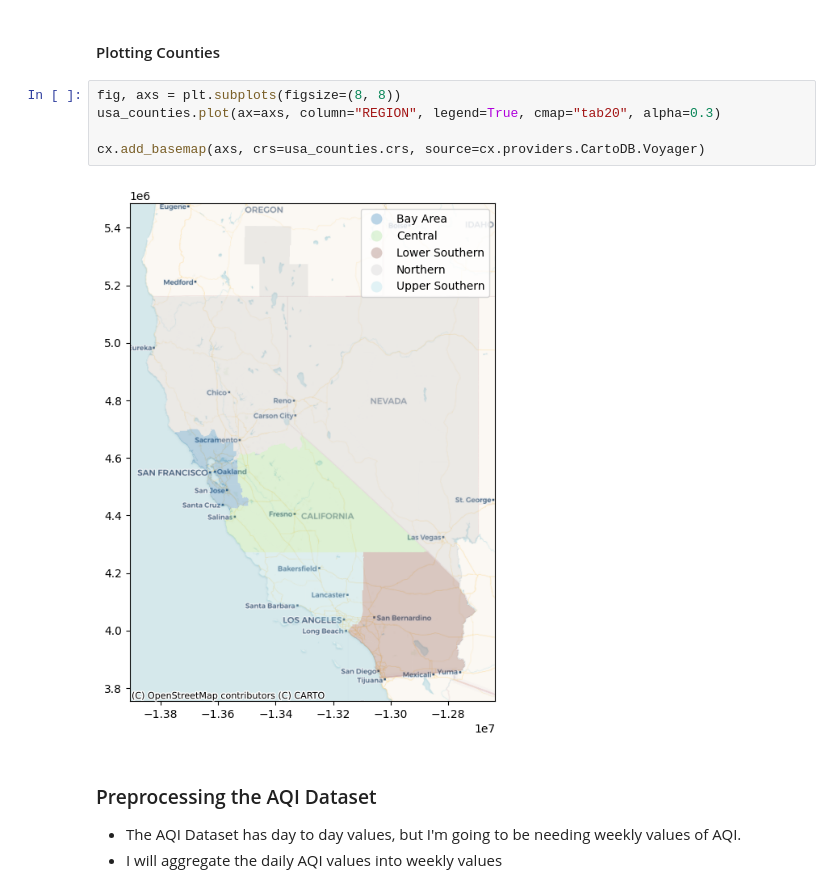
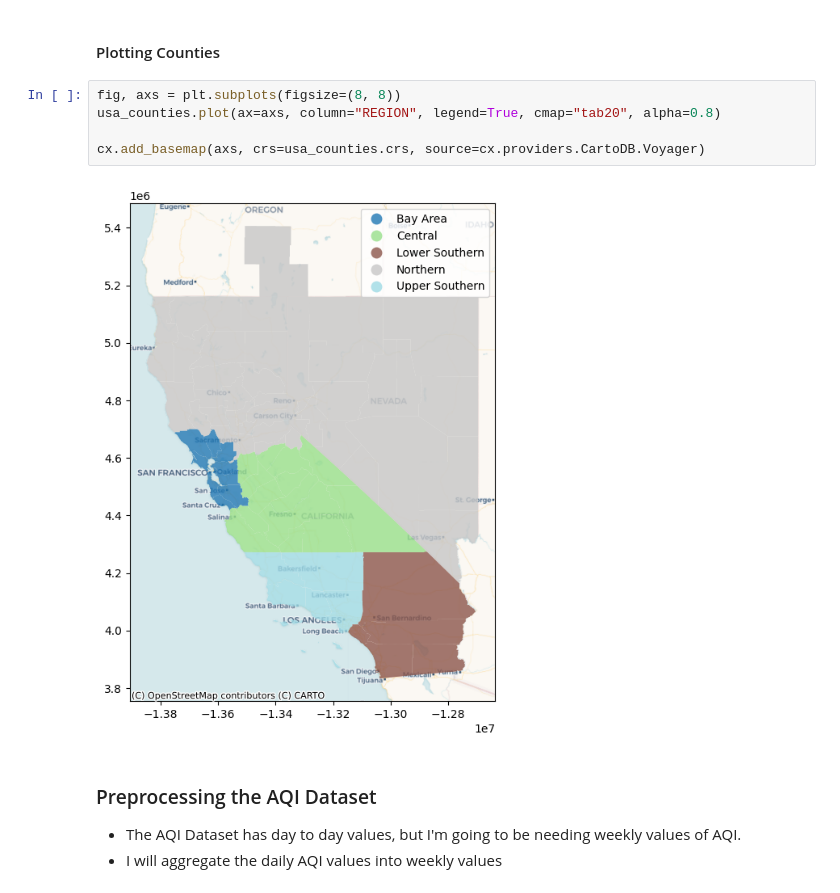
Before and after one commit to abdullahpichoo/GeoSpatialAnalysis-AQI-Impact-on-Public-Health, a Jupyter notebook: Project.ipynb, the cells around one changed output. Drawn from its saved outputs; the diff is of its cells as text.

```diff
--- a/Project.ipynb
+++ b/Project.ipynb
@@ -177,11 +176,11 @@ usa_counties.head()
 #### Plotting Counties
 # %%
 fig, axs = plt.subplots(figsize=(8, 8))
-usa_counties.plot(ax=axs, column="REGION", legend=True, cmap="tab20", alpha=0.3)
+usa_counties.plot(ax=axs, column="REGION", legend=True, cmap="tab20", alpha=0.8)
 
 cx.add_basemap(axs, crs=usa_counties.crs, source=cx.providers.CartoDB.Voyager)
 # %% [output]
-[figure, old version]
+[figure, new version]
 # %% [markdown]
 ### Preprocessing the AQI Dataset
 
```
Also changed, not shown: parts of 40 cells of this notebook, 9 other files.
